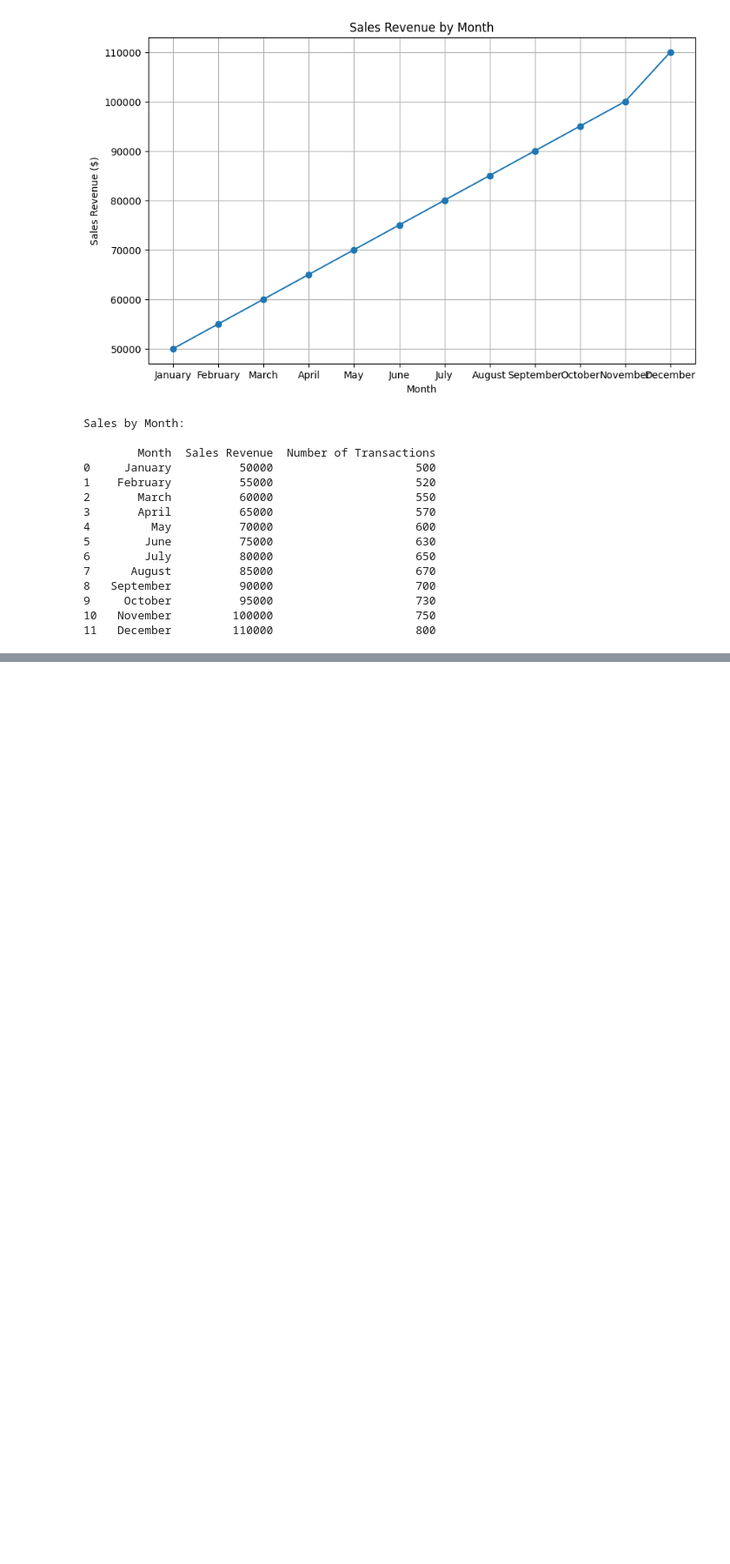
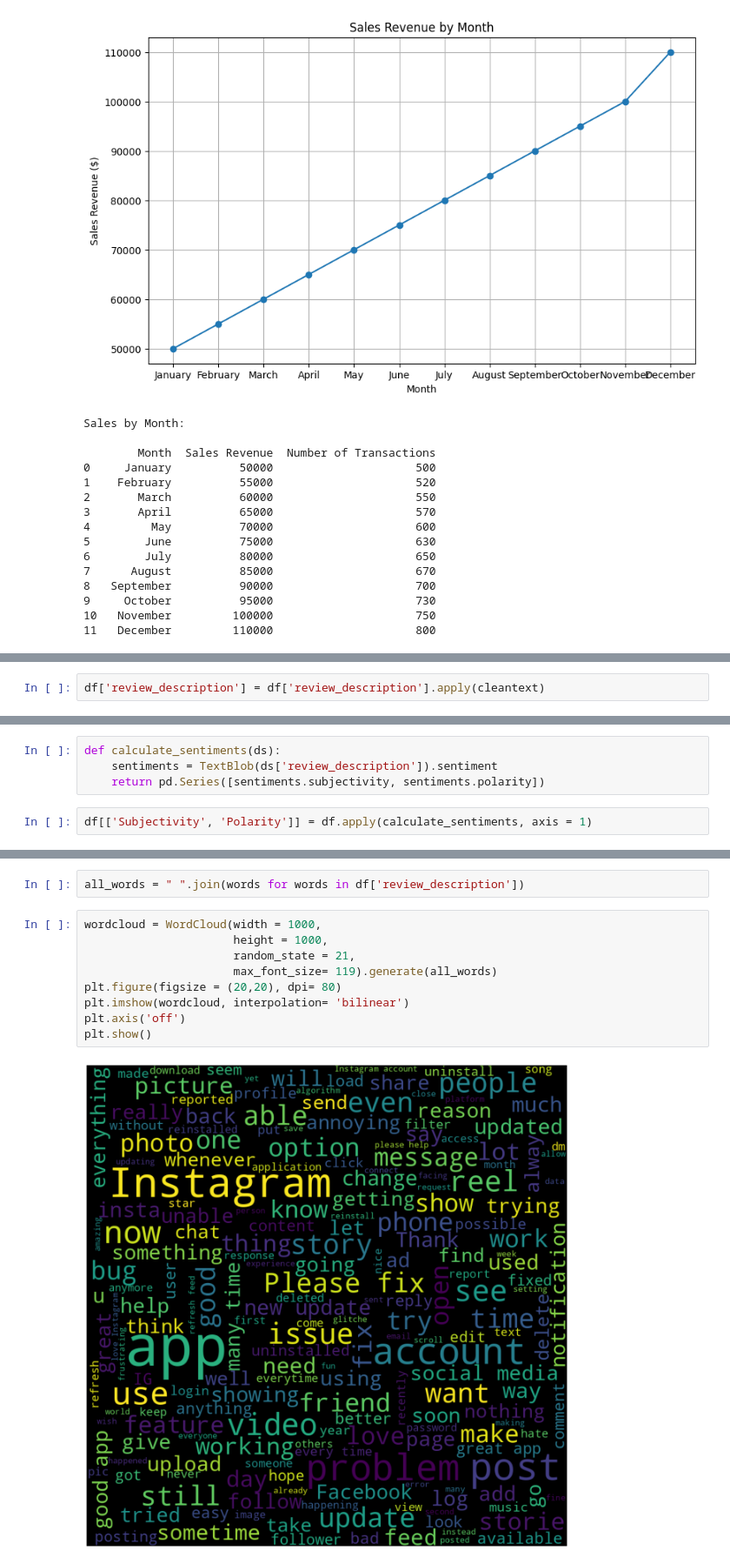
Before and after one commit to Sanjay290304/internship, a Jupyter notebook: Intern.ipynb, the cells around one changed output, grey strips where cells are left out. Shown at 87% size. Drawn from its saved outputs; the diff is of its cells as text; blank space fills up the shorter version.

```diff
--- a/Intern.ipynb
+++ b/Intern.ipynb
@@ -107,0 +269,2 @@ print(sales_channels)
+# %%
+df['review_description'] = df['review_description'].apply(cleantext)
@@ -107,0 +280,6 @@ print(sales_channels)
+# %%
+def calculate_sentiments(ds):
+    sentiments = TextBlob(ds['review_description']).sentiment
+    return pd.Series([sentiments.subjectivity, sentiments.polarity])
+# %%
+df[['Subjectivity', 'Polarity']] = df.apply(calculate_sentiments, axis = 1)
@@ -107,0 +295,13 @@ print(sales_channels)
+# %%
+all_words = " ".join(words for words in df['review_description'])
+# %%
+wordcloud = WordCloud(width = 1000,
+                      height = 1000,
+                      random_state = 21,
+                      max_font_size= 119).generate(all_words)
+plt.figure(figsize = (20,20), dpi= 80)
+plt.imshow(wordcloud, interpolation= 'bilinear')
+plt.axis('off')
+plt.show()
+# %% [output]
+[figure, added]
```
Also changed, not shown: parts of 33 cells of this notebook.
